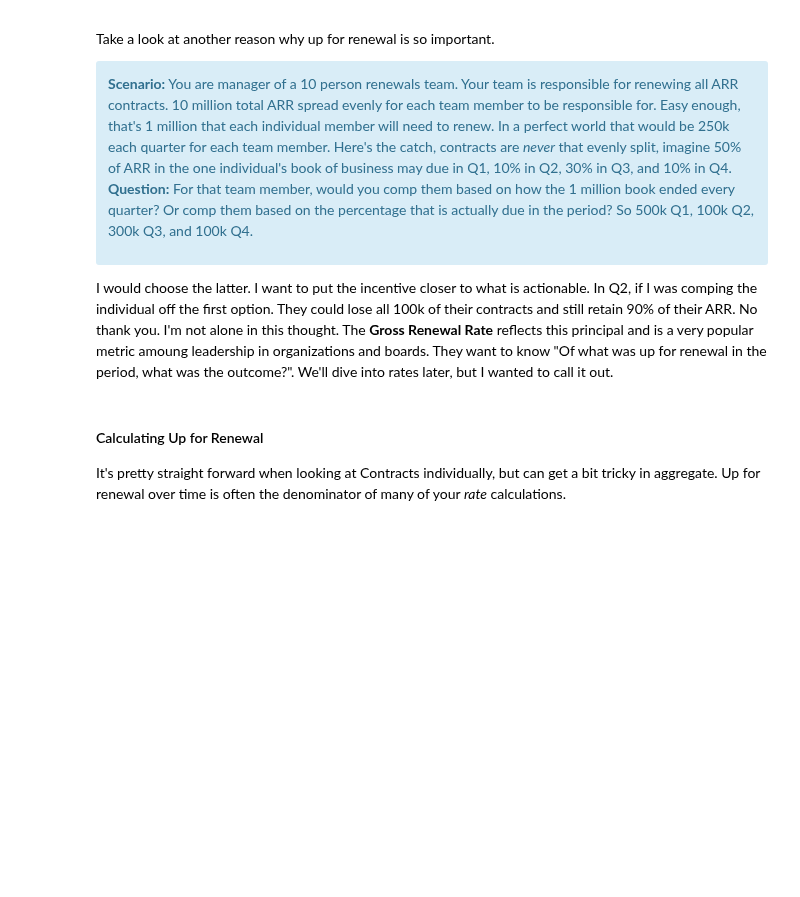
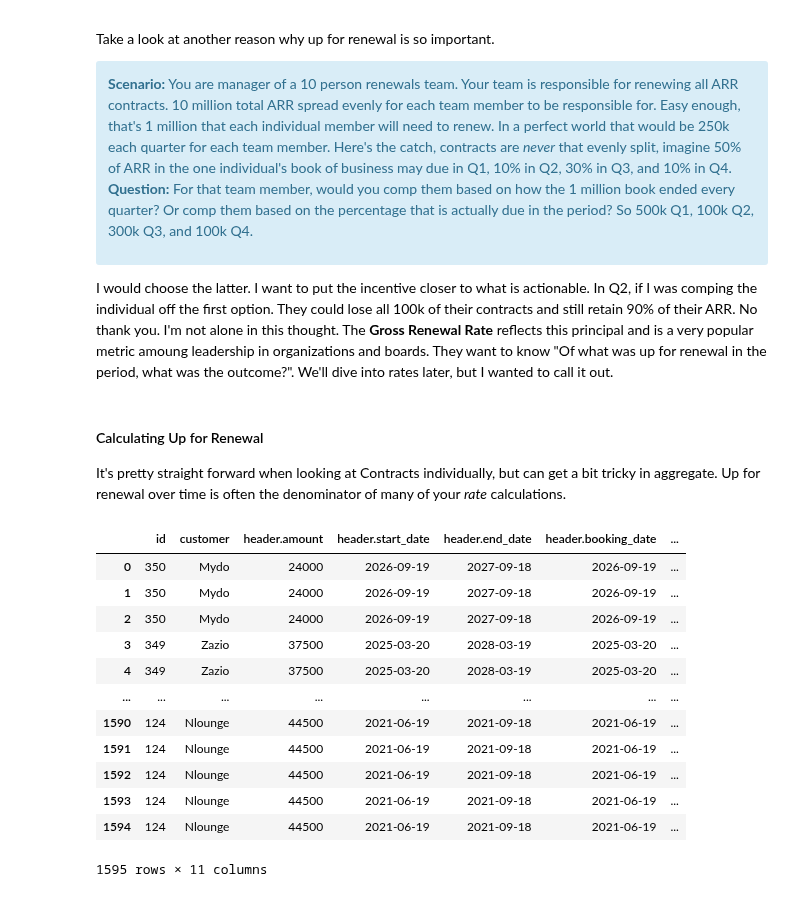
Before and after one commit to Curts0/arr_data_professional, a Jupyter notebook: 5-the-cuts.ipynb, the cells around one changed output. Saved outputs shown, nothing was run; the diff lists cells and outputs as text; code cells hidden in the pictures; blank space fills up the shorter version.

```diff
--- a/5-the-cuts.ipynb
+++ b/5-the-cuts.ipynb
@@ -167,3 +167,24 @@ I would choose the latter. I want to put the incentive closer to what is actiona
 #### Calculating Up for Renewal
 
 It's pretty straight forward when looking at Contracts individually, but can get a bit tricky in aggregate. Up for renewal over time is often the denominator of many of your *rate* calculations.
+# %%
+from data import CONTRACTS
+from arr import annualize_df
+
+df = CONTRACTS
+
+df
+# %% [output]
+|  | id | customer | header.amount | header.start_date | header.end_date | header.booking_date | ... |
+| 0 | 350 | Mydo | 24000 | 2026-09-19 | 2027-09-18 | 2026-09-19 | ... |
+| 1 | 350 | Mydo | 24000 | 2026-09-19 | 2027-09-18 | 2026-09-19 | ... |
+| 2 | 350 | Mydo | 24000 | 2026-09-19 | 2027-09-18 | 2026-09-19 | ... |
+| 3 | 349 | Zazio | 37500 | 2025-03-20 | 2028-03-19 | 2025-03-20 | ... |
+| 4 | 349 | Zazio | 37500 | 2025-03-20 | 2028-03-19 | 2025-03-20 | ... |
+| ... | ... | ... | ... | ... | ... | ... | ... |
+| 1590 | 124 | Nlounge | 44500 | 2021-06-19 | 2021-09-18 | 2021-06-19 | ... |
+| 1591 | 124 | Nlounge | 44500 | 2021-06-19 | 2021-09-18 | 2021-06-19 | ... |
+| 1592 | 124 | Nlounge | 44500 | 2021-06-19 | 2021-09-18 | 2021-06-19 | ... |
+| 1593 | 124 | Nlounge | 44500 | 2021-06-19 | 2021-09-18 | 2021-06-19 | ... |
+| 1594 | 124 | Nlounge | 44500 | 2021-06-19 | 2021-09-18 | 2021-06-19 | ... |
+1595 rows × 11 columns
```
Also changed, not shown: 2 other files.
